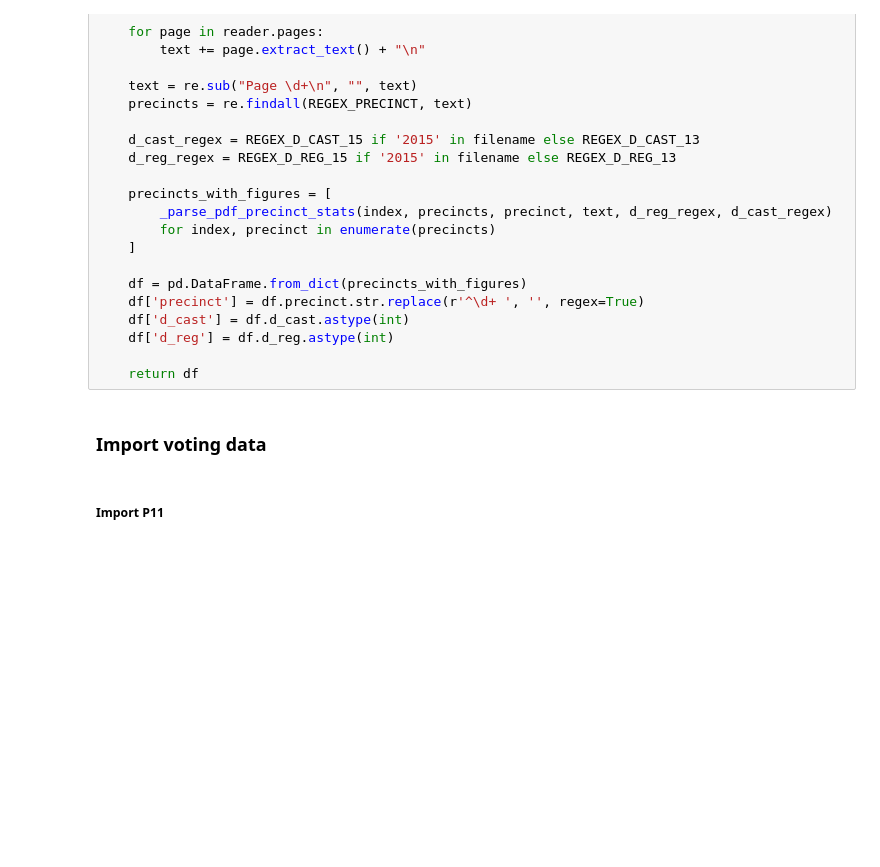
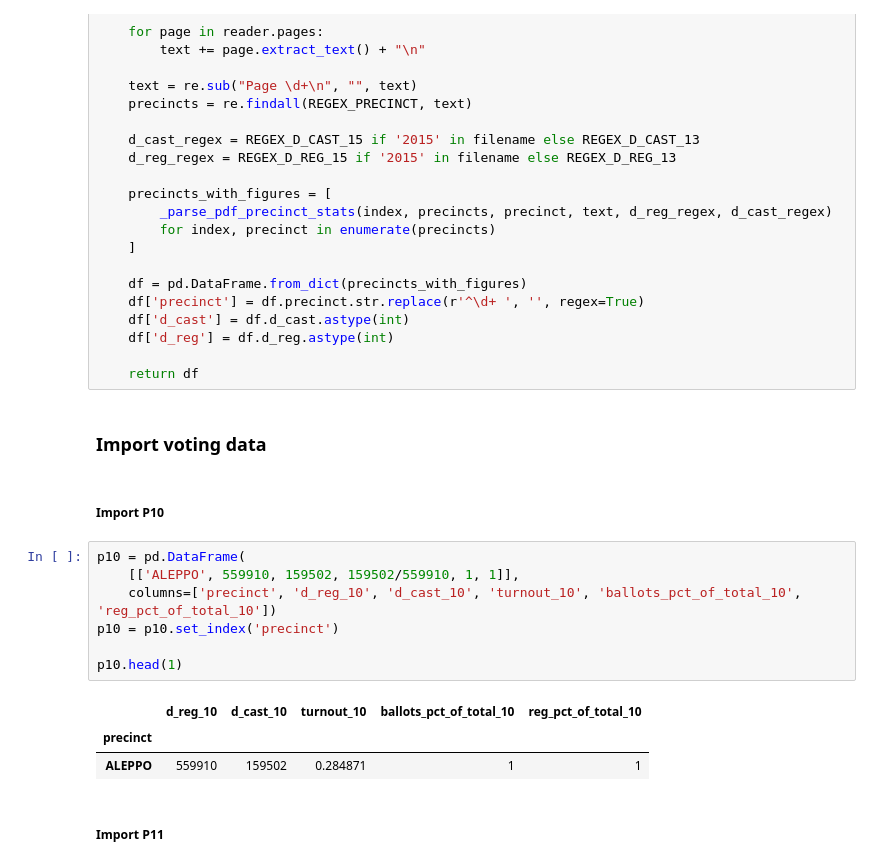
Before and after one commit to maclover7/execvoters, a Jupyter notebook: voters.ipynb, the cells around one changed output. Cells and saved outputs as stored; diff of their text form; blank space fills up the shorter version.

```diff
--- a/voters.ipynb
+++ b/voters.ipynb
@@ -81,6 +81,19 @@ def parse_pdf_results(filename):
     return df
 # %% [markdown]
 ### Import voting data
+# %% [markdown]
+##### Import P10
+# %%
+p10 = pd.DataFrame(
+    [['ALEPPO', 559910, 159502, 159502/559910, 1, 1]],
+    columns=['precinct', 'd_reg_10', 'd_cast_10', 'turnout_10', 'ballots_pct_of_total_10', 'reg_pct_of_total_10'])
+p10 = p10.set_index('precinct')
+
+p10.head(1)
+# %% [output]
+|  | d_reg_10 | d_cast_10 | turnout_10 | ballots_pct_of_total_10 | reg_pct_of_total_10 |
+| precinct |  |  |  |  |  |
+| ALEPPO | 559910 | 159502 | 0.284871 | 1 | 1 |
 # %% [markdown]
 ##### Import P11
 # %%
```
Also changed, not shown: parts of 11 cells of this notebook.
